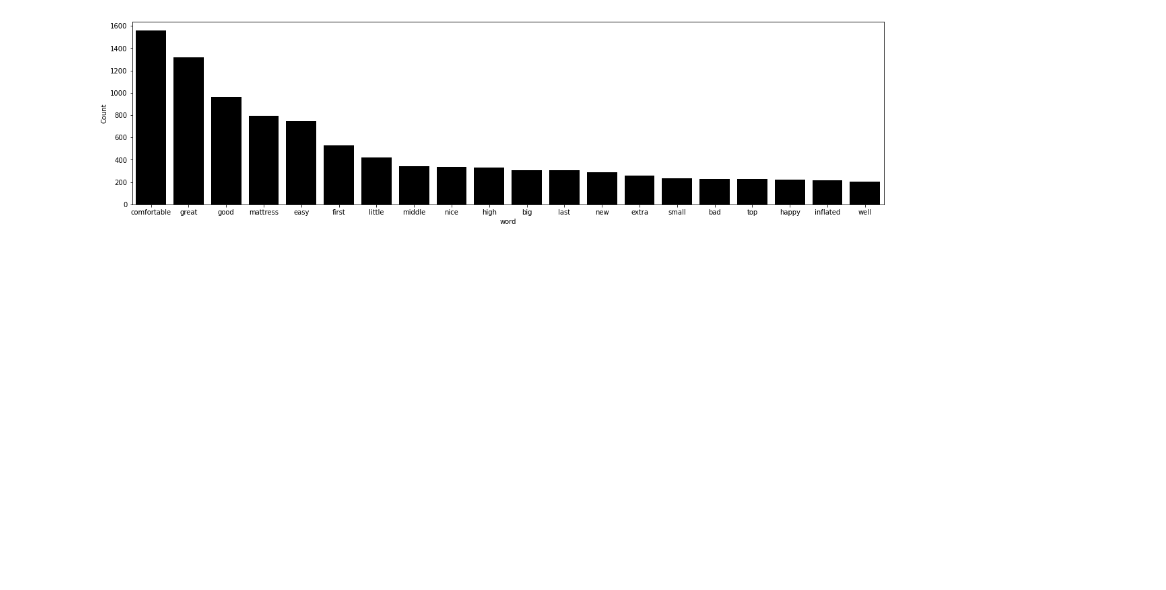
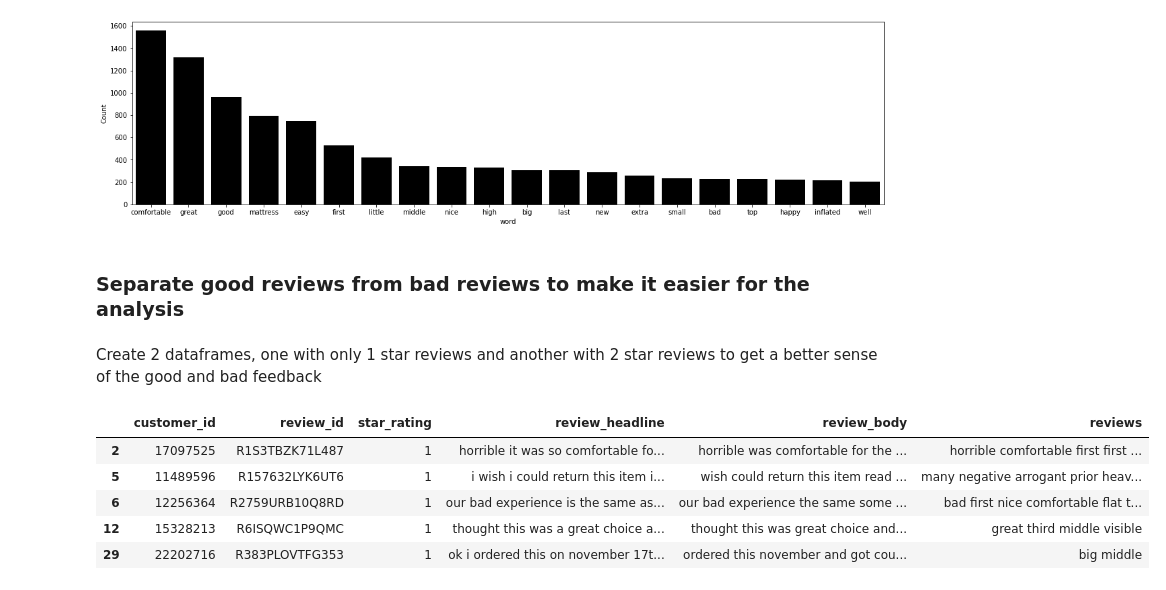
Before and after one commit to jbenasuli/consumer_behavior, a Jupyter notebook: ML_Topic_Analysis.ipynb, the cells around one changed output. Drawn from its saved outputs; the diff is of its cells as text; code cells hidden in the pictures; blank space fills up the shorter version.

```diff
--- a/ML_Topic_Analysis.ipynb
+++ b/ML_Topic_Analysis.ipynb
@@ -33,7 +33,7 @@ from wordcloud import WordCloud, STOPWORDS
 POSTGRES_ADDRESS = 'mypostgresdb.cwuhtytzosg8.us-east-2.rds.amazonaws.com'
 POSTGRES_PORT = '5432'
 POSTGRES_USERNAME = 'root'
-POSTGRES_PASSWORD = 'FsM7eA9C4F' ## CHANGE THIS TO YOUR PANOPLY/POSTGRES PASSWORD
+POSTGRES_PASSWORD = 'XXXXX' ## CHANGE THIS TO YOUR PANOPLY/POSTGRES PASSWORD
 POSTGRES_DBNAME = 'my_data_class_db'
 # A long string that contains the necessary Postgres login information
 postgres_str = ('postgresql://{username}:{password}@{ipaddress}:{port}/{dbname}'
@@ -163,3 +163,17 @@ df['reviews'] = reviews_3
 freq_words(df['reviews'], 20)
 # %% [output]
 [figure]
+# %% [markdown]
+### Separate good reviews from bad reviews to make it easier for the analysis
+# %% [markdown]
+Create 2 dataframes, one with only 1 star reviews and another with 2 star reviews to get a better sense of the good and bad feedback
+# %%
+df_1star = df[df['star_rating'] == 1]
+df_1star.head()
+# %% [output]
+|  | customer_id | review_id | star_rating | review_headline | review_body | reviews |
+| 2 | 17097525 | R1S3TBZK71L487 | 1 | horrible it was so comfortable fo... | horrible was comfortable for the ... | horrible comfortable first first ... |
+| 5 | 11489596 | R157632LYK6UT6 | 1 | i wish i could return this item i... | wish could return this item read ... | many negative arrogant prior heav... |
+| 6 | 12256364 | R2759URB10Q8RD | 1 | our bad experience is the same as... | our bad experience the same some ... | bad first nice comfortable flat t... |
+| 12 | 15328213 | R6ISQWC1P9QMC | 1 | thought this was a great choice a... | thought this was great choice and... | great third middle visible |
+| 29 | 22202716 | R383PLOVTFG353 | 1 | ok i ordered this on november 17t... | ordered this november and got cou... | big middle |
```
Also changed, not shown: parts of 8 cells of this notebook.
